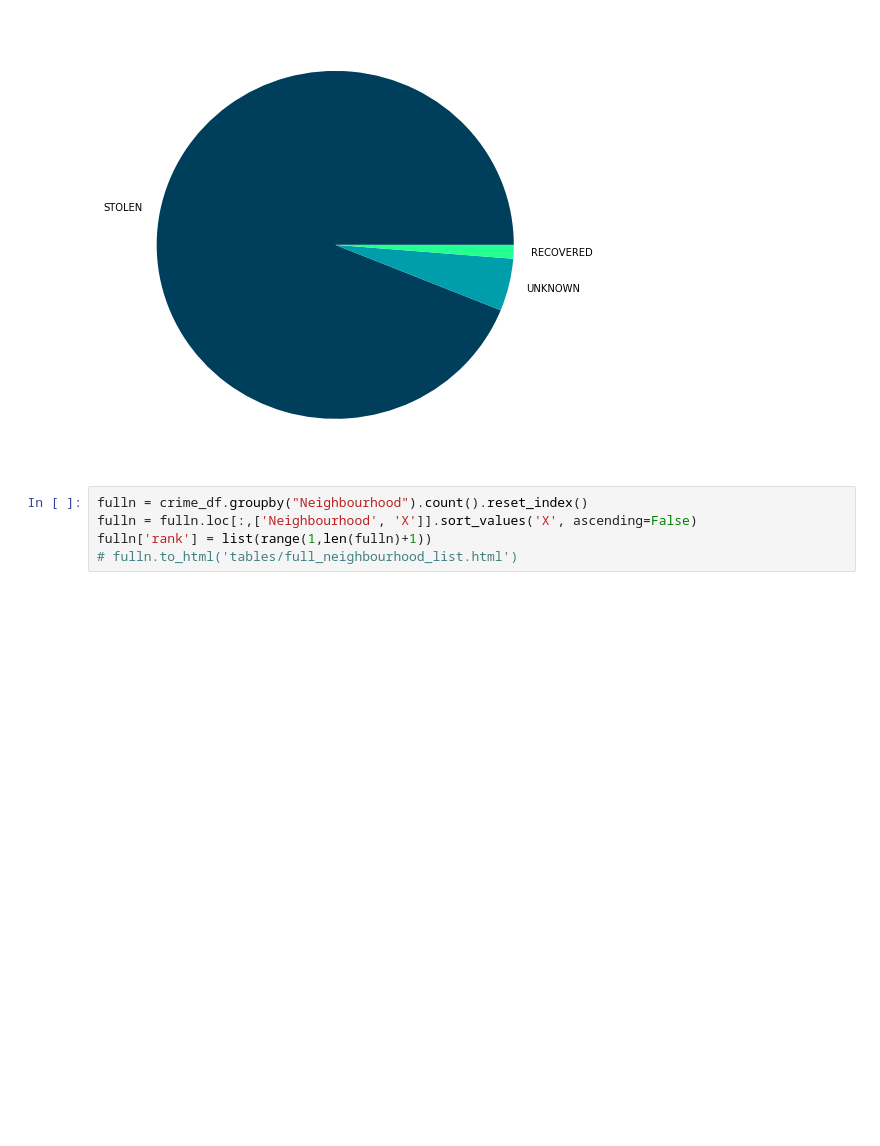
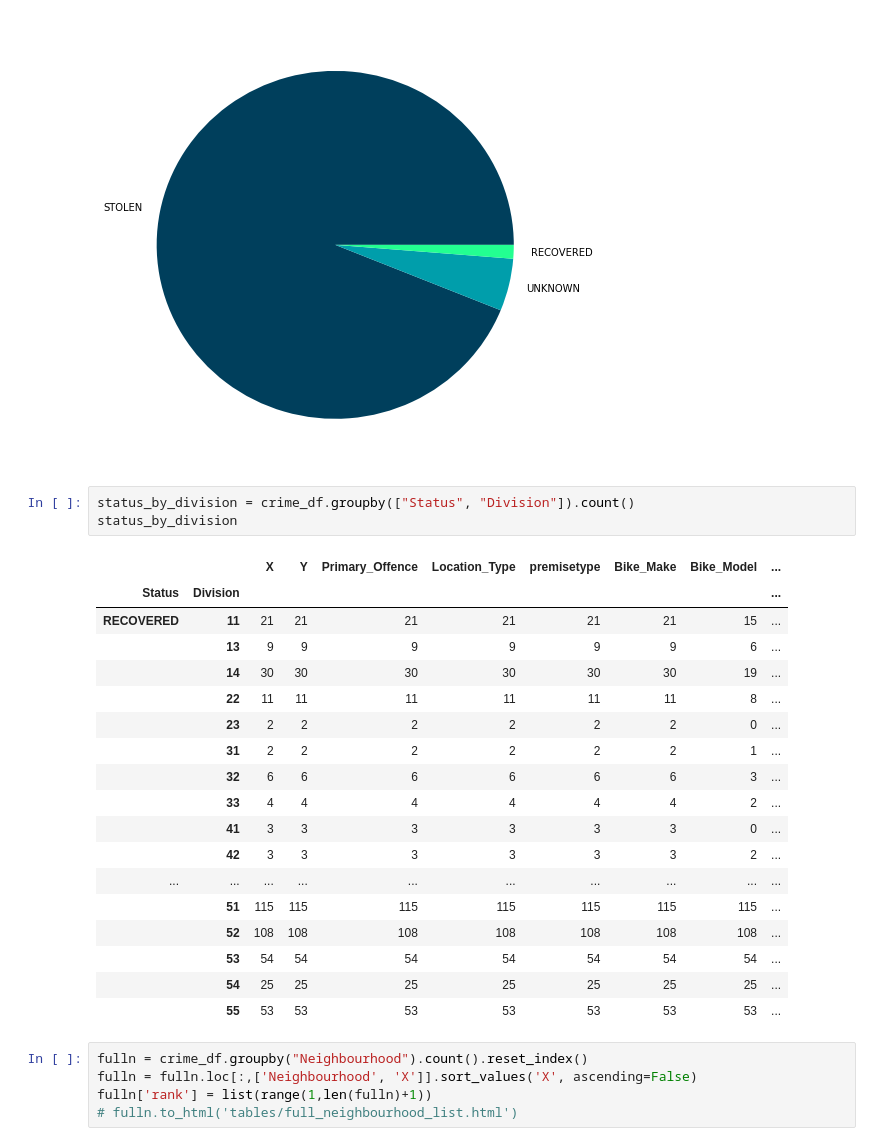
Before and after one commit to simonwongwong/TorontoBicycleCrimes, a Jupyter notebook: Toronto Bicycle Crimes.ipynb, the cells around one changed output. Drawn from its saved outputs; the diff is of its cells as text; blank space fills up the shorter version.

```diff
--- a/Toronto Bicycle Crimes.ipynb
+++ b/Toronto Bicycle Crimes.ipynb
@@ -317,6 +323,28 @@ UNKNOWN     4.86%
 RECOVERED   1.27%
 Name: percent, dtype: float64
 [figure]
+# %%
+status_by_division = crime_df.groupby(["Status", "Division"]).count()
+status_by_division
+# %% [output]
+|  |  | X | Y | Primary_Offence | Location_Type | premisetype | Bike_Make | Bike_Model | ... |
+| Status | Division |  |  |  |  |  |  |  | ... |
+| RECOVERED | 11 | 21 | 21 | 21 | 21 | 21 | 21 | 15 | ... |
+|  | 13 | 9 | 9 | 9 | 9 | 9 | 9 | 6 | ... |
+|  | 14 | 30 | 30 | 30 | 30 | 30 | 30 | 19 | ... |
+|  | 22 | 11 | 11 | 11 | 11 | 11 | 11 | 8 | ... |
+|  | 23 | 2 | 2 | 2 | 2 | 2 | 2 | 0 | ... |
+|  | 31 | 2 | 2 | 2 | 2 | 2 | 2 | 1 | ... |
+|  | 32 | 6 | 6 | 6 | 6 | 6 | 6 | 3 | ... |
+|  | 33 | 4 | 4 | 4 | 4 | 4 | 4 | 2 | ... |
+|  | 41 | 3 | 3 | 3 | 3 | 3 | 3 | 0 | ... |
+|  | 42 | 3 | 3 | 3 | 3 | 3 | 3 | 2 | ... |
+| ... | ... | ... | ... | ... | ... | ... | ... | ... | ... |
+|  | 51 | 115 | 115 | 115 | 115 | 115 | 115 | 115 | ... |
+|  | 52 | 108 | 108 | 108 | 108 | 108 | 108 | 108 | ... |
+|  | 53 | 54 | 54 | 54 | 54 | 54 | 54 | 54 | ... |
+|  | 54 | 25 | 25 | 25 | 25 | 25 | 25 | 25 | ... |
+|  | 55 | 53 | 53 | 53 | 53 | 53 | 53 | 53 | ... |
 # %%
 fulln = crime_df.groupby("Neighbourhood").count().reset_index()
 fulln = fulln.loc[:,['Neighbourhood', 'X']].sort_values('X', ascending=False)
```
Also changed, not shown: parts of 9 cells of this notebook, 15 other files.
